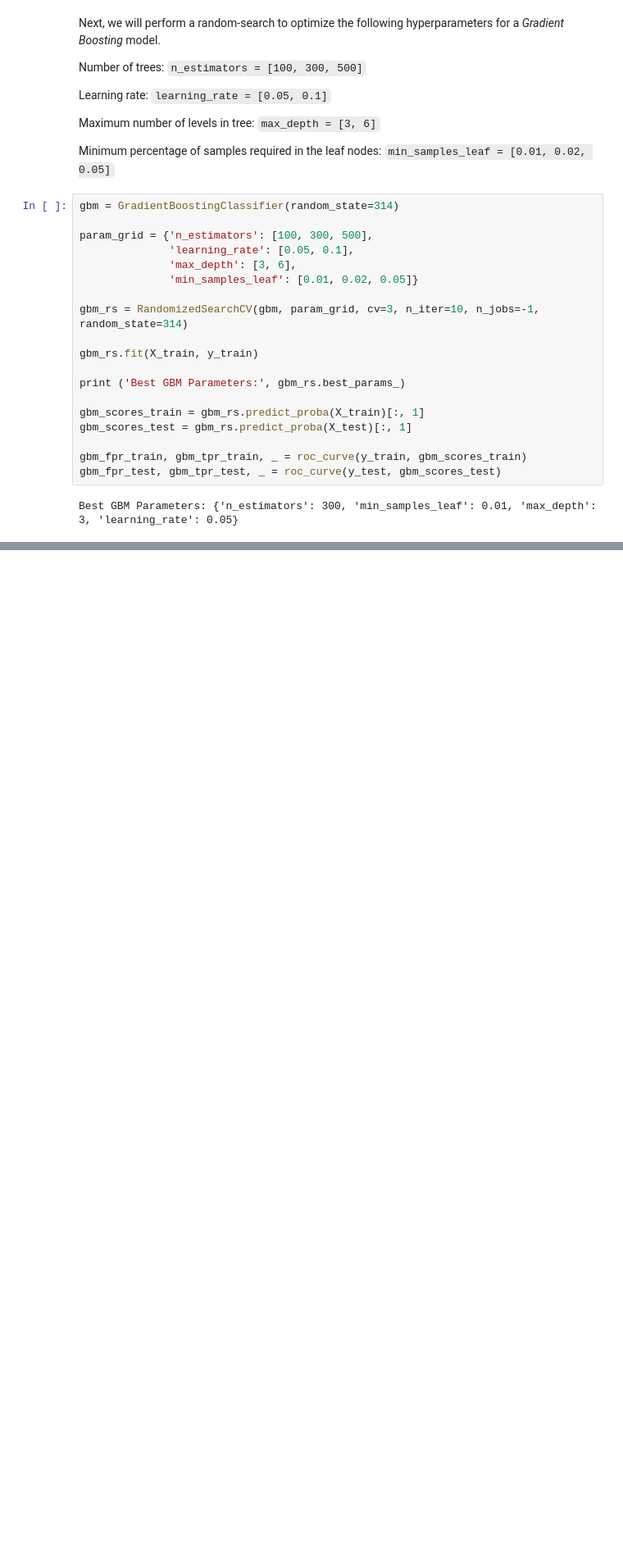
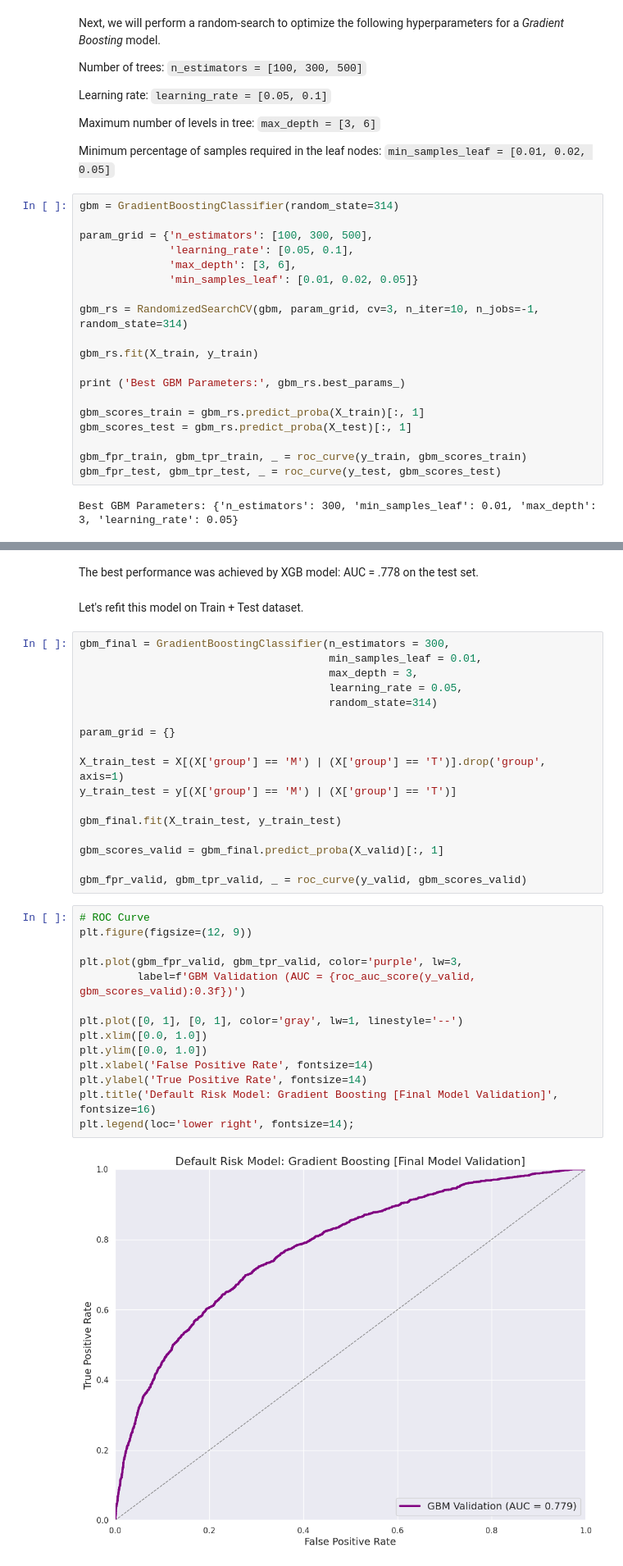
Before and after one commit to vishal-git/dapt-631, a Jupyter notebook: notebooks/11_classifier_fine_tuning.ipynb, the cells around one changed output, grey strips where cells are left out. Shown at 82% size. Drawn from its saved outputs; the diff is of its cells as text; blank space fills up the shorter version.

Commit message:
updated cc default model notebooks

```diff
--- a/notebooks/11_classifier_fine_tuning.ipynb
+++ b/notebooks/11_classifier_fine_tuning.ipynb
@@ -409,0 +425,37 @@ plt.legend(loc='lower right', fontsize=14);
+# %% [markdown]
+The best performance was achieved by XGB model: AUC = .778 on the test set.
+# %% [markdown]
+Let's refit this model on Train + Test dataset.
+# %%
+gbm_final = GradientBoostingClassifier(n_estimators = 300,
+                                       min_samples_leaf = 0.01,
+                                       max_depth = 3,
+                                       learning_rate = 0.05,
+                                       random_state=314)
+
+param_grid = {}
+
+X_train_test = X[(X['group'] == 'M') | (X['group'] == 'T')].drop('group', axis=1)
+y_train_test = y[(X['group'] == 'M') | (X['group'] == 'T')]
+
+gbm_final.fit(X_train_test, y_train_test)
+
+gbm_scores_valid = gbm_final.predict_proba(X_valid)[:, 1]
+
+gbm_fpr_valid, gbm_tpr_valid, _ = roc_curve(y_valid, gbm_scores_valid)
+# %%
+# ROC Curve
+plt.figure(figsize=(12, 9))
+
+plt.plot(gbm_fpr_valid, gbm_tpr_valid, color='purple', lw=3,
+         label=f'GBM Validation (AUC = {roc_auc_score(y_valid, gbm_scores_valid):0.3f})')
+
+plt.plot([0, 1], [0, 1], color='gray', lw=1, linestyle='--')
+plt.xlim([0.0, 1.0])
+plt.ylim([0.0, 1.0])
+plt.xlabel('False Positive Rate', fontsize=14)
+plt.ylabel('True Positive Rate', fontsize=14)
+plt.title('Default Risk Model: Gradient Boosting [Final Model Validation]', fontsize=16)
+plt.legend(loc='lower right', fontsize=14);
+# %% [output]
+[figure, added]
```
Also changed, not shown: parts of 11 cells of this notebook, 1 other file.
